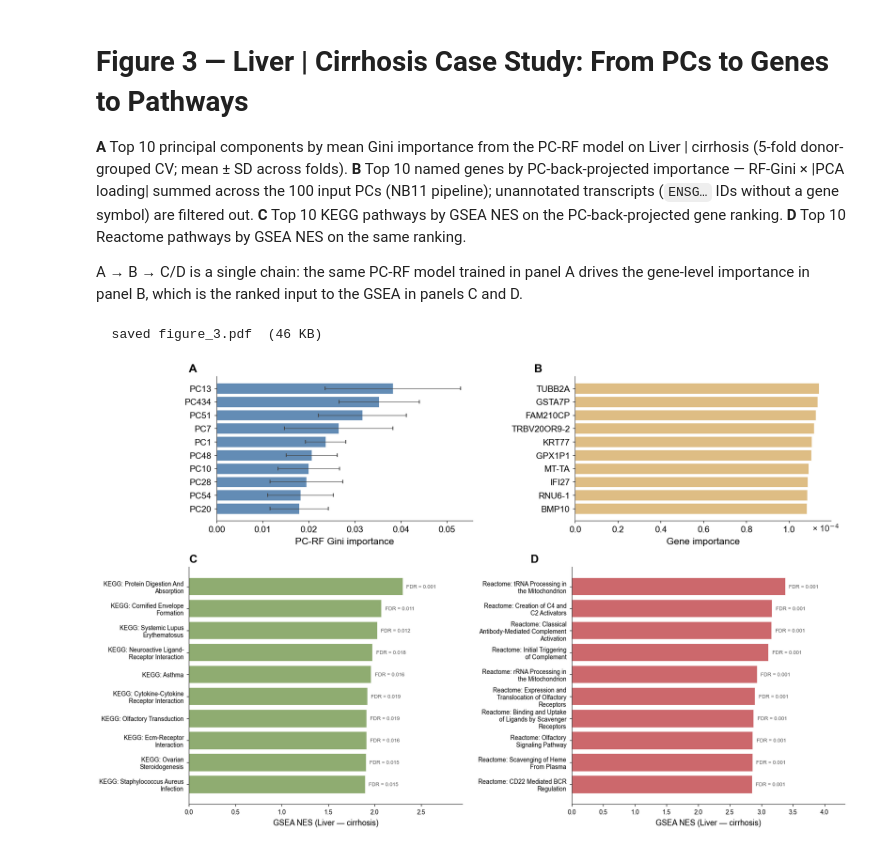
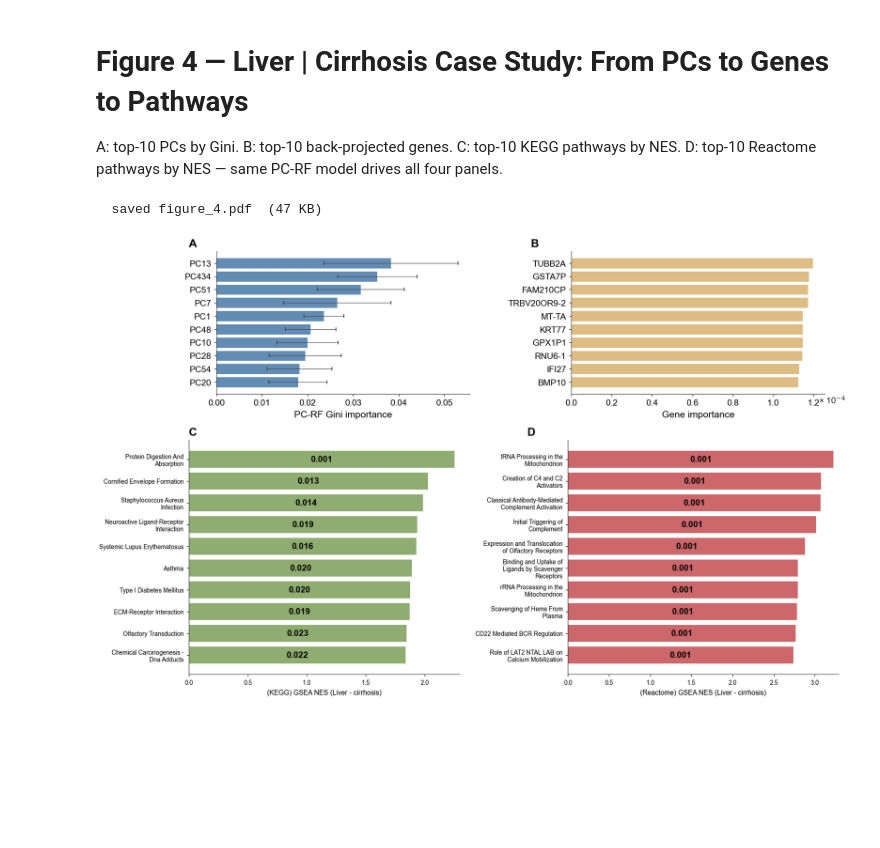
Before and after one commit to Cranjit9/TRACE, a Jupyter notebook: notebooks/16_multipanel_figures.ipynb, the cells around one changed output. Saved outputs shown, nothing was run; the diff lists cells and outputs as text; code cells hidden in the pictures; blank space fills up the shorter version.

```diff
--- a/notebooks/16_multipanel_figures.ipynb
+++ b/notebooks/16_multipanel_figures.ipynb
@@ -291,21 +270,10 @@ save_fig(fig, "figure_2.pdf"); plt.show()
 # %% [markdown]
-# Figure 3 — Liver | Cirrhosis Case Study: From PCs to Genes to Pathways
+# Figure 4 — Liver | Cirrhosis Case Study: From PCs to Genes to Pathways
 
-**A** Top 10 principal components by mean Gini importance from the PC-RF model
-on Liver | cirrhosis (5-fold donor-grouped CV; mean ± SD across folds).
-**B** Top 10 named genes by PC-back-projected importance — RF-Gini × |PCA loading|
-summed across the 100 input PCs (NB11 pipeline); unannotated transcripts
-(`ENSG…` IDs without a gene symbol) are filtered out.
-**C** Top 10 KEGG pathways by GSEA NES on the PC-back-projected gene ranking.
-**D** Top 10 Reactome pathways by GSEA NES on the same ranking.
-
-A → B → C/D is a single chain: the same PC-RF model trained in panel A drives
-the gene-level importance in panel B, which is the ranked input to the GSEA in
-panels C and D.
+A: top-10 PCs by Gini. B: top-10 back-projected genes. C: top-10 KEGG pathways by NES. D: top-10 Reactome pathways by NES — same PC-RF model drives all four panels.
 # %%
 import textwrap
 
-# --- Load Fig 3 data ---------------------------------------------------------
 gini_df = pd.read_csv(Config.TABLES_DIR / "liver_cirrhosis_pc_rf_gini.csv")
 gene_df = pd.read_csv(Config.TABLES_DIR / "pc_gene_importance_full.csv")
 gsea_df = pd.read_csv(Config.TABLES_DIR / "gsea_pathway_enrichment.csv")
@@ -327,7 +295,7 @@ top10_kegg = (gsea_df[(gsea_df["tissue"] == "Liver")
                 .head(10)
                 .iloc[::-1]
                 .reset_index(drop=True))
-_kegg_pretty = "KEGG: " + top10_kegg["pathway"].str.title().str.replace(" - ", " — ")
+_kegg_pretty = top10_kegg["pathway"].str.title().str.replace("Ecm-", "ECM-")
 top10_kegg["pathway_pretty"] = _kegg_pretty.apply(
     lambda s: textwrap.fill(s, width=28, break_long_words=False)
 )
@@ -337,10 +305,11 @@ top10_react = (gsea_df[(gsea_df["tissue"] == "Liver")
                        & (gsea_df["category"] == "cirrhosis")
                        & (gsea_df["library"] == "Reactome_Pathways_2024")]
                  .sort_values("nes", ascending=False)
+                 .drop_duplicates(subset="pathway", keep="first")
                  .head(10)
                  .iloc[::-1]
                  .reset_index(drop=True))
-_react_pretty = "Reactome: " + top10_react["pathway"].str.replace(" - ", " — ")
+_react_pretty = top10_react["pathway"]
 top10_react["pathway_pretty"] = _react_pretty.apply(
     lambda s: textwrap.fill(s, width=28, break_long_words=False)
 )
@@ -362,7 +331,7 @@ gsBot = fig.add_gridspec(1, 2,
 # more horizontal room, and they're a step "downstream" in the A→B→C/D chain)
 LABEL_FS_AB = 11
 TICK_FS_AB  = 10
-LABEL_FS_CD = 9
+LABEL_FS_CD = 8
 TICK_FS_CD  = 7
 
 # ============================================================== A — PC-RF Gini
@@ -389,7 +358,7 @@ axB.set_yticklabels(top10_gene["gene_name"], fontsize=TICK_FS_AB)
 axB.tick_params(axis="x", labelsize=TICK_FS_AB)
 axB.set_xlabel("Gene importance", fontsize=LABEL_FS_AB)
 # Place the unit multiplier just past the rightmost tick at tick-label height,
-axB.text(1.03, -0.02, "× 10$^{-4}$", transform=axB.transAxes,
+axB.text(1.08, -0.01, "× 10$^{-4}$", transform=axB.transAxes,
          fontsize=TICK_FS_AB, ha="right", va="top", color="#222")
 thin_spines(axB)
 
@@ -402,43 +371,43 @@ colors_c = [SAGE if f < 0.05 else GRAY for f in top10_kegg["fdr"]]
 axC.barh(y, top10_kegg["nes"], color=colors_c, alpha=0.85,
          edgecolor="white", lw=0.5)
 for yi, n, f in zip(y, top10_kegg["nes"], top10_kegg["fdr"]):
-    axC.text(n + 0.04, yi, f"FDR = {f:.3f}", va="center",
-             fontsize=TICK_FS_CD - 1, color="#555")
+    axC.text(n / 2, yi, f"{f:.3f}", va="center", ha="center",
+             fontsize=TICK_FS_CD + 3, color="black", fontweight="bold")
 axC.set_yticks(y)
 axC.set_yticklabels(top10_kegg["pathway_pretty"], fontsize=TICK_FS_CD)
 axC.tick_params(axis="x", labelsize=TICK_FS_CD)
-axC.set_xlabel("GSEA NES (Liver — cirrhosis)", fontsize=LABEL_FS_CD)
-axC.set_xlim(0, top10_kegg["nes"].max() * 1.28)
+axC.set_xlabel("(KEGG) GSEA NES (Liver - cirrhosis)", fontsize=LABEL_FS_CD)
+axC.set_xlim(0, top10_kegg["nes"].max() * 1.02)
 thin_spines(axC)
 
 # ============================================================== D — Reactome NES
 axD = fig.add_subplot(gsBot[0, 1])
 y = np.arange(len(top10_react))
 colors_d = [CORAL if f < 0.05 else GRAY for f in top10_react["fdr"]]
 axD.barh(y, top10_react["nes"], color=colors_d, alpha=0.85,
          edgecolor="white", lw=0.5)
 for yi, n, f in zip(y, top10_react["nes"], top10_react["fdr"]):
-    axD.text(n + 0.06, yi, f"FDR = {f:.3f}", va="center",
-             fontsize=TICK_FS_CD - 1, color="#555")
+    axD.text(n / 2, yi, f"{f:.3f}", va="center", ha="center",
+             fontsize=TICK_FS_CD + 3, color="black", fontweight="bold")
 axD.set_yticks(y)
 axD.set_yticklabels(top10_react["pathway_pretty"], fontsize=TICK_FS_CD)
 axD.tick_params(axis="x", labelsize=TICK_FS_CD)
-axD.set_xlabel("GSEA NES (Liver — cirrhosis)", fontsize=LABEL_FS_CD)
-axD.set_xlim(0, top10_react["nes"].max() * 1.28)
+axD.set_xlabel("(Reactome) GSEA NES (Liver - cirrhosis)", fontsize=LABEL_FS_CD)
+axD.set_xlim(0, top10_react["nes"].max() * 1.02)
 thin_spines(axD)
 
 # Panel letters
 LETTER_X = 0.04
 fig.text(LETTER_X, axA.get_position().y1 + 0.005, "A",
          fontsize=13, fontweight="bold", va="bottom", ha="left")
 fig.text(axB.get_position().x0 - 0.06, axB.get_position().y1 + 0.005, "B",
          fontsize=13, fontweight="bold", va="bottom", ha="left")
 fig.text(LETTER_X, axC.get_position().y1 + 0.005, "C",
          fontsize=13, fontweight="bold", va="bottom", ha="left")
 fig.text(axD.get_position().x0 - 0.06, axD.get_position().y1 + 0.005, "D",
          fontsize=13, fontweight="bold", va="bottom", ha="left")
 
-save_fig(fig, "figure_3.pdf"); plt.show()
+save_fig(fig, "figure_4.pdf"); plt.show()
 # %% [output]
-  saved figure_3.pdf  (46 KB)
+  saved figure_4.pdf  (47 KB)
-[figure, old version]
+[figure, new version]
```
Also changed, not shown: parts of 14 cells of this notebook, 20 other files.
